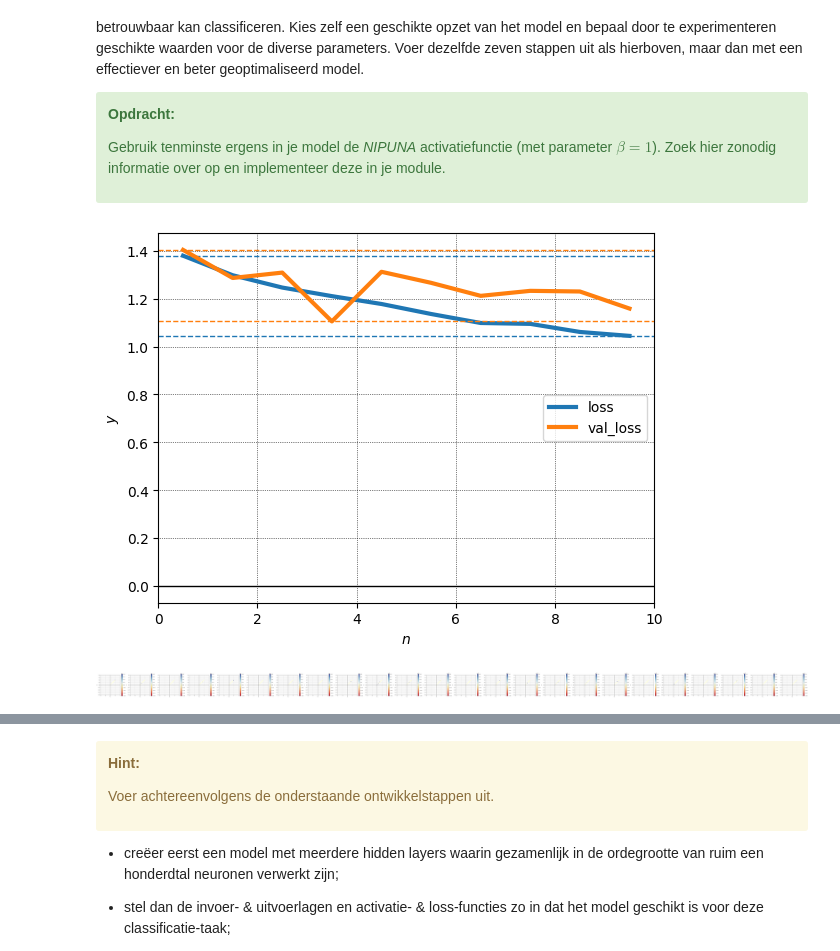
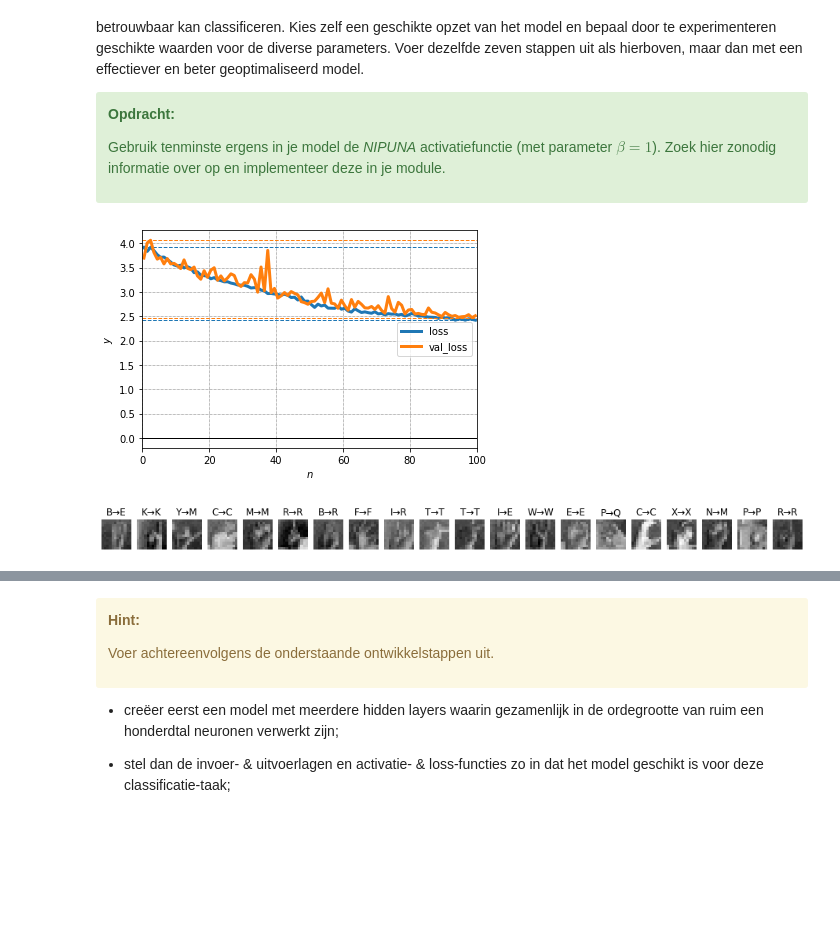
Before and after one commit to LukaStein/Minor_Advanced_Datamining, a Jupyter notebook: AdvancedDataMining/Eindopdracht/Eindopdracht_v2324.1.ipynb, the cells around one changed output, grey strips where cells are left out. Saved outputs shown, nothing was run; the diff lists cells and outputs as text; code cells hidden in the pictures; blank space fills up the shorter version.

```diff
--- a/AdvancedDataMining/Eindopdracht/Eindopdracht_v2324.1.ipynb
+++ b/AdvancedDataMining/Eindopdracht/Eindopdracht_v2324.1.ipynb
@@ -268,33 +268,37 @@ starttime = perf_counter()
 # %%
 # STAP 1: DATAGENERATIE
 # Voer hier je eigen code uit ...
-xs, ys = data.sign_mnist_mini('Sign_MNIST_mini/Sign_MNIST_mini.dat', num=720)
-trn_xs, trn_ys = xs[  0:240], ys[  0:240]
-val_xs, val_ys = xs[240:480], ys[240:480]
-tst_xs, tst_ys = xs[480:720], ys[480:720]
+xs, ys = data.sign_mnist_mini('Sign_MNIST_mini/Sign_MNIST_mini.dat', num=10000)
+# set up function to slice between 0 - 1.
+sliceProportion = lambda data, prop: round(prop*len(data))
+trn_xs, trn_ys = xs[:sliceProportion(xs, 0.6)], ys[:sliceProportion(ys, 0.6)]
+val_xs, val_ys = xs[sliceProportion(xs, 0.6):sliceProportion(xs, 0.9)], ys[sliceProportion(xs, 0.6):sliceProportion(ys, 0.9)]
+tst_xs, tst_ys = xs[:sliceProportion(xs, 0.9)], ys[:sliceProportion(xs, 0.9)]
 # %%
 # STAP 2: MODELDEFINITIE
 # Voer hier je eigen code uit ...
-my_network = model.InputLayer(144, name='input') + \
-           model.DenseLayer(24, name='hidden') + \
-           model.ActivationLayer(24, name='output') + \
-           model.LossLayer(name='loss')
+my_model = model.InputLayer(144, name='input') + \
+           model.DenseLayer(50, name='hidden') + model.ActivationLayer(50, activation=model.relu) + \
+           model.DenseLayer(20, name='hidden') + model.ActivationLayer(20, activation=model.swish) + \
+           model.DenseLayer(10, name='hidden') + model.ActivationLayer(10, activation=model.nipuna) + \
+           model.DenseLayer(24, name='hidden') + model.SoftmaxLayer(24, name='output') + \
+           model.LossLayer(name='loss', loss=model.categorical_crossentropy)
 # %%
 # STAP 3: TRAINING
 # Voer hier je eigen code uit ...
-my_gestures = my_model.fit(trn_xs, trn_ys, alpha=0.005, epochs=10, batch_size=1, validation_data=(val_xs, val_ys))
+my_gestures = my_model.fit(trn_xs, trn_ys, alpha=0.005, epochs=50, batch_size=64, validation_data=(val_xs, val_ys))
 # %%
 # STAP 4: VALIDATIECURVE
 # Voer hier je eigen code uit ...
 data.curve(my_gestures)
 # %% [output]
-[figure, old version]
+[figure, new version]
 # %%
 # STAP 5: VISUALISATIE
 # Voer hier je eigen code uit ...
-data.scatter(tst_xs, tst_ys, model=my_gestures)
+data.gestures(tst_xs[:20], tst_ys[:20], model=my_model)
 # %% [output]
-[figure, old version]
+[figure, new version]
 # %%
 # STAP 6: EVALUATIE
 # Voer hier je eigen code uit ...
```
Also changed, not shown: parts of 17 cells of this notebook, 1 other file.
